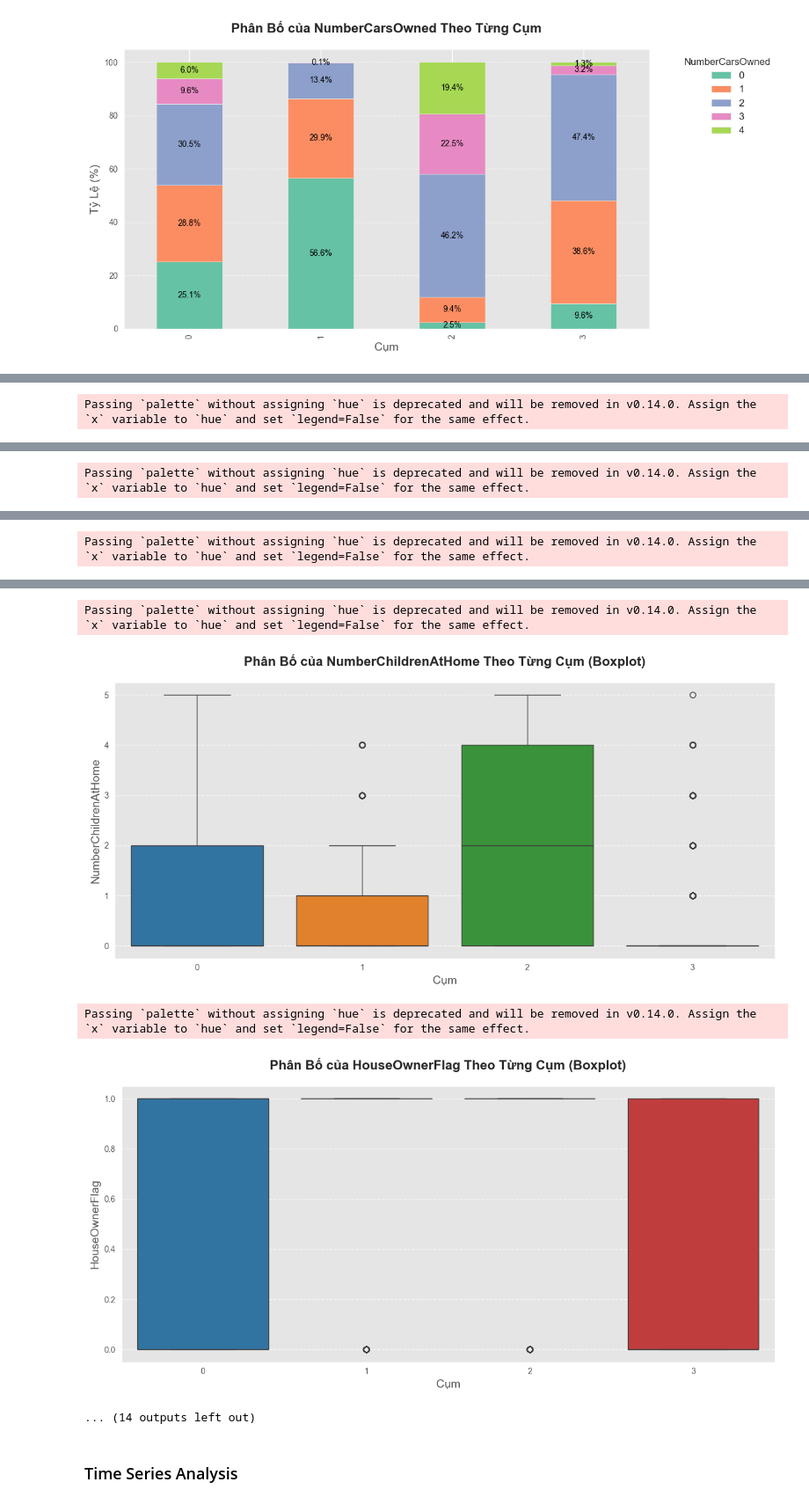
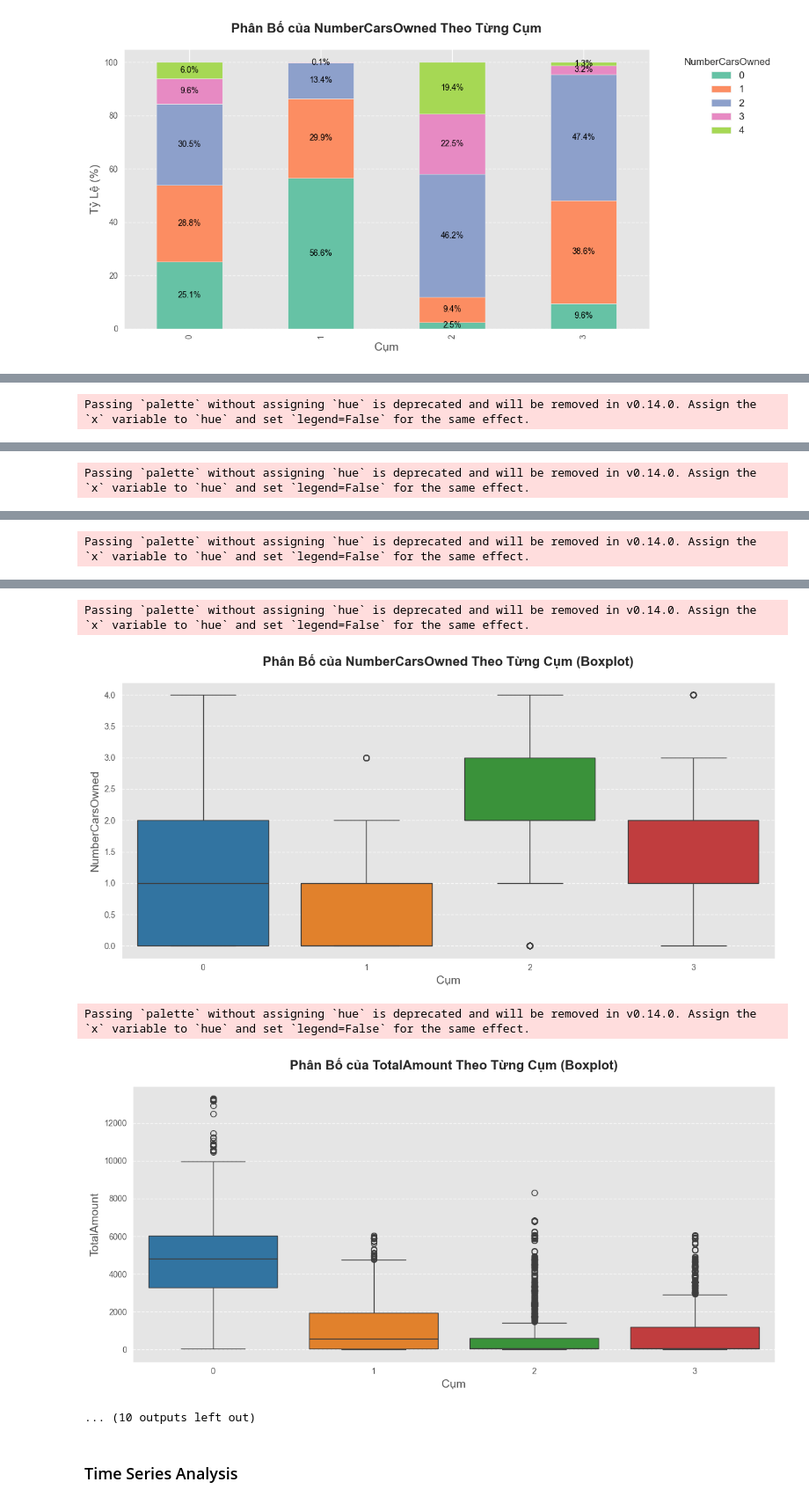
Before and after one commit to tienhai2808/simple_data_mining, a Jupyter notebook: main.ipynb, the cells around one changed output, grey strips where cells are left out. Shown at 88% size. Saved outputs shown, nothing was run; the diff lists cells and outputs as text; code cells hidden in the pictures.

```diff
--- a/main.ipynb
+++ b/main.ipynb
@@ -699,7 +699,7 @@ plt.rcParams['axes.titlesize'] = 16
 plt.rcParams['axes.labelsize'] = 14
 
 numeric_columns = df_new_customer.select_dtypes(include=np.number).columns.tolist()
-numeric_columns = [col for col in numeric_columns if col != 'Cluster']
+numeric_columns = [col for col in numeric_columns if col not in ['Cluster', 'CustomerKey', 'GeographyKey']]
 
 cluster_median = df_new_customer.groupby('Cluster')[numeric_columns].median(numeric_only=True)
 for col in numeric_columns:
@@ -724,8 +724,8 @@ Passing `palette` without assigning `hue` is deprecated and will be removed in v
 Passing `palette` without assigning `hue` is deprecated and will be removed in v0.14.0. Assign the `x` variable to `hue` and set `legend=False` for the same effect.
-[figure, old version]
+[figure, new version]
 Passing `palette` without assigning `hue` is deprecated and will be removed in v0.14.0. Assign the `x` variable to `hue` and set `legend=False` for the same effect.
-[figure, old version]
+[figure, new version]
-... (14 outputs left out)
+... (10 outputs left out)
 # %% [markdown]
 ### Time Series Analysis
 # %%
```
Also changed, not shown: parts of 1 cell of this notebook.
